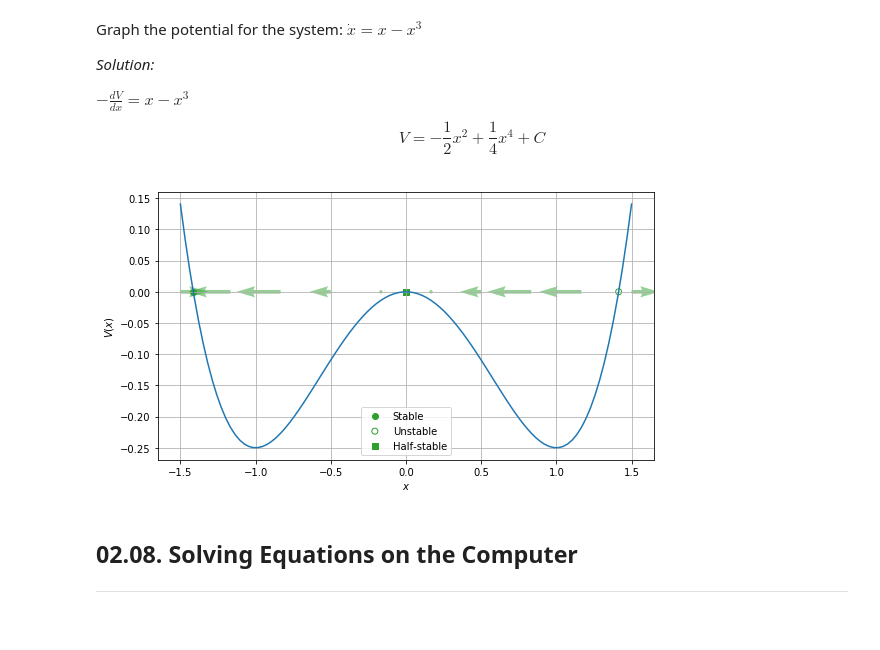
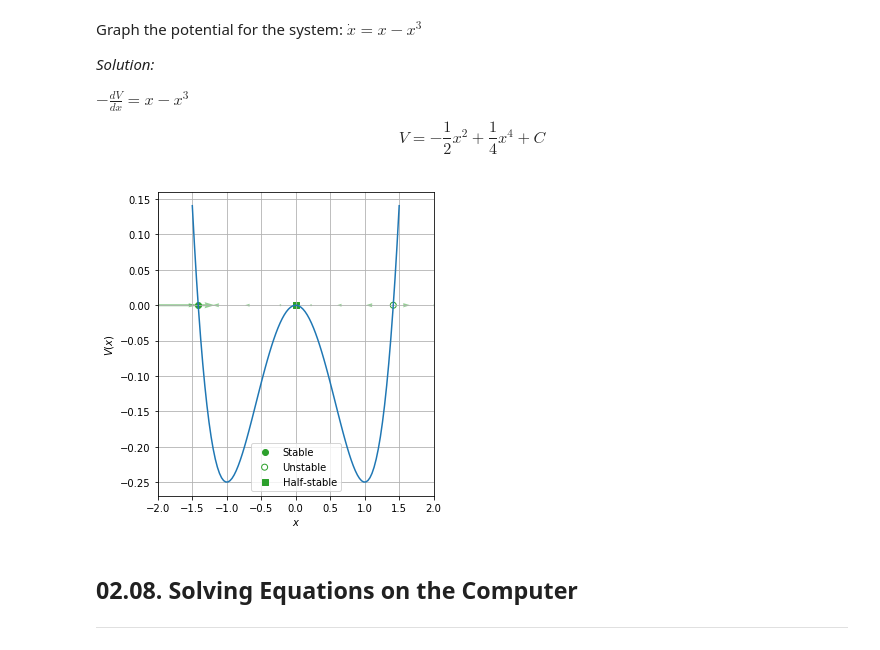
Before and after one commit to shumez/NLDC, a Jupyter notebook: 02/code.ipynb, the cells around one changed output. Drawn from its saved outputs; the diff is of its cells as text; code cells hidden in the pictures.

```diff
--- a/02/code.ipynb
+++ b/02/code.ipynb
@@ -755,3 +750,21 @@ $ b\dot{x} \gg m\ddot{x} $
 # %% [markdown]
 ## 02.07. Potentials
 ---
+# %%
+def V(x):
+    return -(x + 1) * (x - 1) * (x - 3)
+
+x = np.linspace(-1.5, 3.5, 100)
+fig, ax = plt.subplots(figsize=(5, 5))
+
+ax.plot(x, V(x))
+ax.scatter(1.5, V(1.5)+.5, linewidth=5)
+ax.fill_between(x, V(x), V(x)+.5, where=V(x)+.5 >= V(x), facecolor=c[0], alpha=.5)
+
+ax.set_xlabel(r'$x$')
+ax.set_ylabel(r'$V(x)$')
+ax.grid(True)
+
+plt.tight_layout()
+plt.savefig('fig/fig020701.png')
+plt.show()
@@ -804,36 +819,39 @@ Graph the potential for the system: $ \dot{x} = x - x^3 $
 $ -\frac{dV}{dx} = x-x^3 $
 $$ V = -\frac{1}{2} x^2 + \frac{1}{4} x^4 + C $$
 # %%
-def f(x):
-    V = - 1/2 * x**2 + 1/4 * x**4
-    return V
+def x_dot(x):
+    return x - x**3
+
+def V(x):
+    return - 1/2 * x**2 + 1/4 * x**4
 
 x = np.linspace(-1.5, 1.5, 100)
-V = f(x)
 
 stable, unstable = - np.sqrt(2), np.sqrt(2)
 # unstable = 0
 
-flow = np.linspace(-1.5, 1.5, 10)
+flow = np.linspace(-2, 2, 10)
 
 # plt.quiver(x_f, np.repeat(0, len(x_f)), f(x_f), 0, alpha=.7)
 
-fig, ax = plt.subplots(figsize=(8, 4.5))
+fig, ax = plt.subplots(figsize=(5, 5))
 
-ax.plot(x, V)
-ax.quiver(flow, np.repeat(0, len(flow)), f(flow), 0, color=c[2], alpha=.5)
-ax.scatter(stable, f(stable), marker='o', label='Stable', c=c[2])
-ax.scatter(unstable, f(unstable), marker='o', label='Unstable', facecolor='none', edgecolor=c[2])
+ax.plot(x, V(x))
+ax.quiver(flow, np.repeat(0, len(flow)), V(flow), 0, color=c[2], alpha=.5)
+ax.scatter(stable, V(stable), marker='o', label='Stable', c=c[2])
+ax.scatter(unstable, V(unstable), marker='o', label='Unstable', facecolor='none', edgecolor=c[2])
 ax.scatter(0, f(0), marker='s', label='Half-stable', facecolor=c[2])#, edgecolor=c[2], fillstyle='right')
 ax.set_xlabel(r'$x$')
 ax.set_ylabel(r'$V(x)$')
+ax.set_xlim(-2.0, 2.0)
 ax.legend(loc='best')
 ax.grid(True)
 
 plt.tight_layout()
+plt.savefig('fig/fig020703.png')
 plt.show()
 # %% [output]
-[figure, old version]
+[figure, new version]
 # %% [markdown]
 ## 02.08. Solving Equations on the Computer
 ---
```
Also changed, not shown: parts of 6 cells of this notebook.
